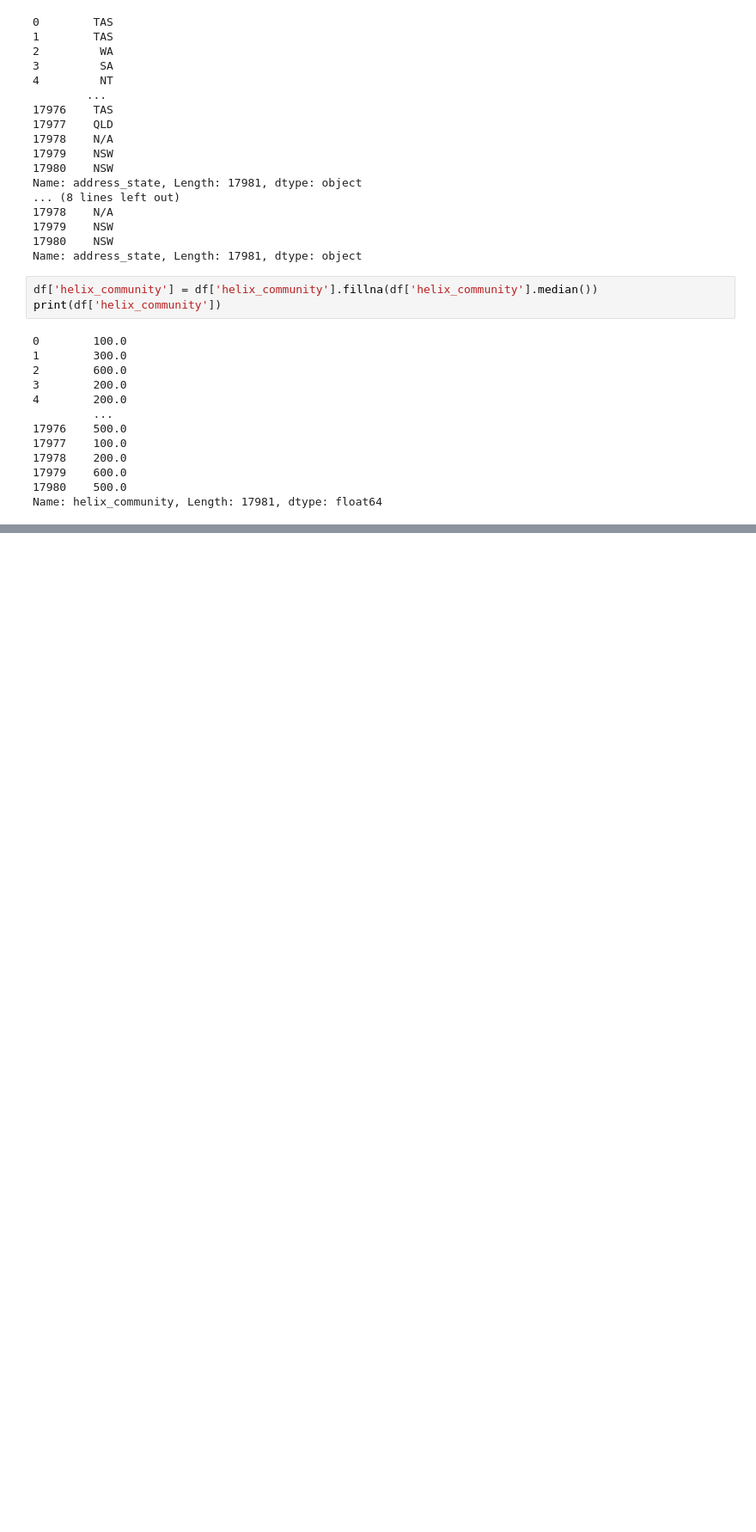
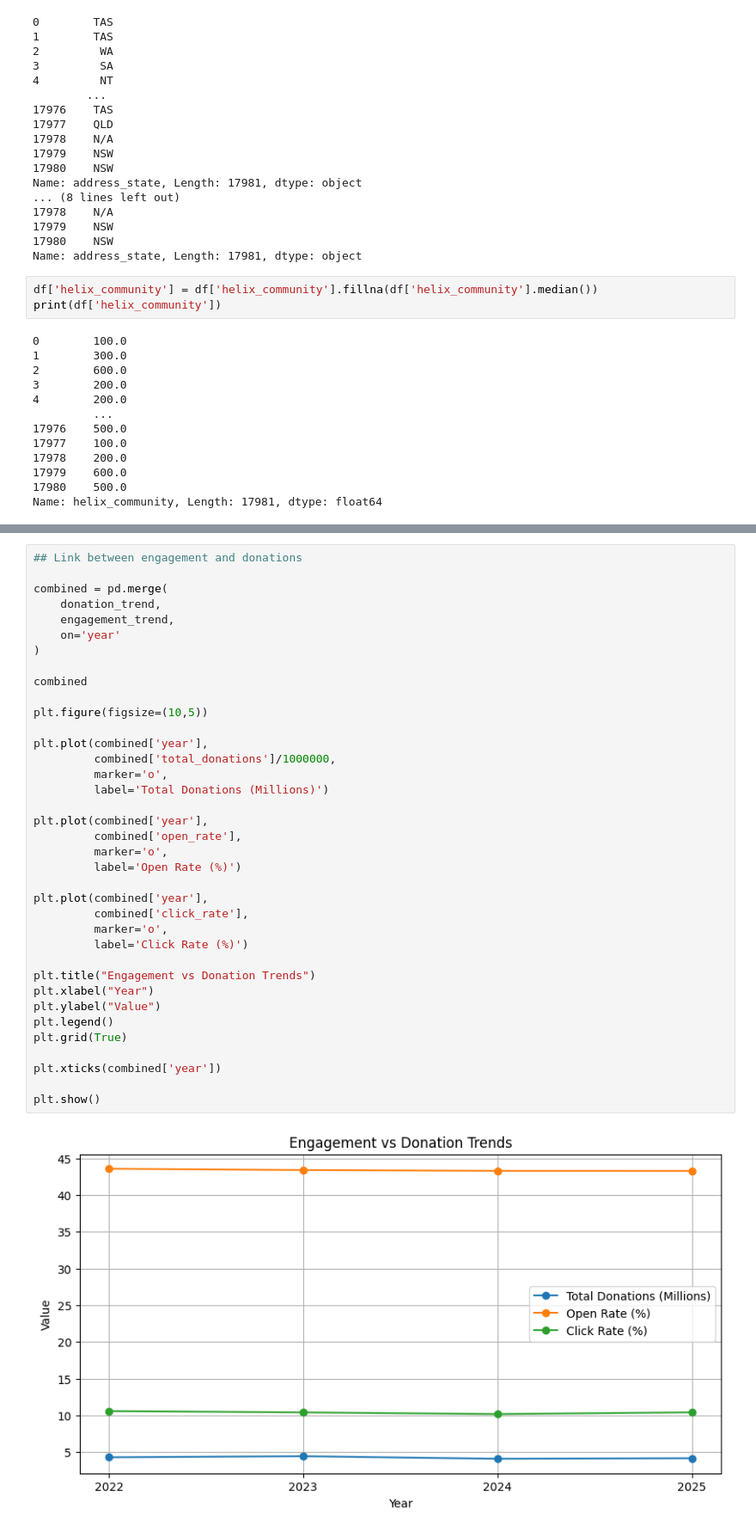
Before and after one commit to RemiRemRemRem/INF10027-Group-Project, a Jupyter notebook: assignment2.ipynb, the cells around one changed output, grey strips where cells are left out. Shown at 86% size. Saved outputs shown, nothing was run; the diff lists cells and outputs as text; blank space fills up the shorter version.

```diff
--- a/assignment2.ipynb
+++ b/assignment2.ipynb
@@ -229,0 +307,39 @@ Name: helix_community, Length: 17981, dtype: float64
+# %%
+## Link between engagement and donations
+
+combined = pd.merge(
+    donation_trend,
+    engagement_trend,
+    on='year'
+)
+
+combined
+
+plt.figure(figsize=(10,5))
+
+plt.plot(combined['year'],
+         combined['total_donations']/1000000,
+         marker='o',
+         label='Total Donations (Millions)')
+
+plt.plot(combined['year'],
+         combined['open_rate'],
+         marker='o',
+         label='Open Rate (%)')
+
+plt.plot(combined['year'],
+         combined['click_rate'],
+         marker='o',
+         label='Click Rate (%)')
+
+plt.title("Engagement vs Donation Trends")
+plt.xlabel("Year")
+plt.ylabel("Value")
+plt.legend()
+plt.grid(True)
+
+plt.xticks(combined['year'])
+
+plt.show()
+# %% [output]
+[figure, added]
```
Also changed, not shown: parts of 14 cells of this notebook.
